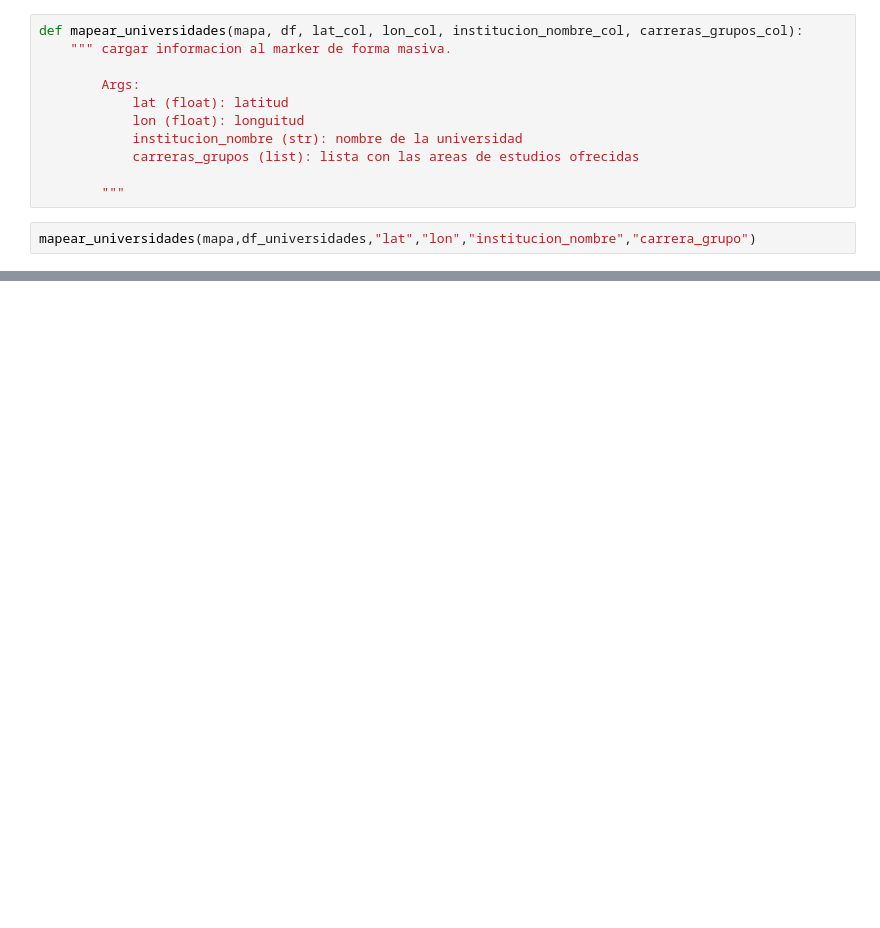
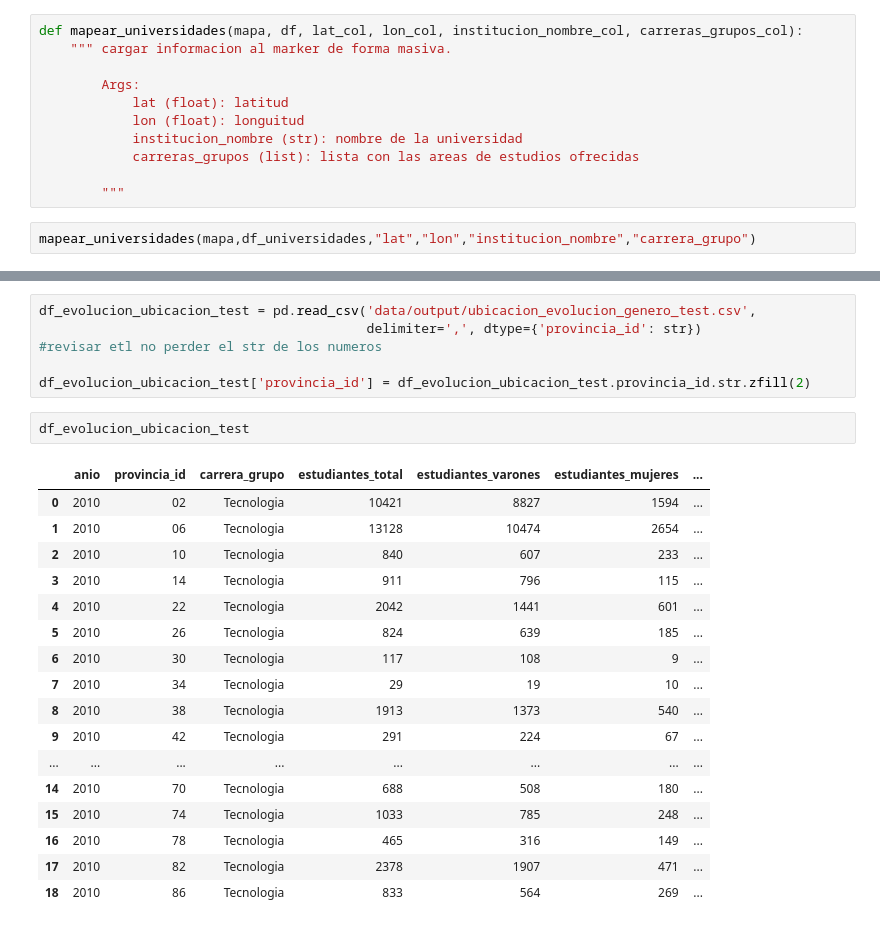
Before and after one commit to chicasentec/viz-carreras-nexjournal, a Jupyter notebook: visualizaciones-next-journal.ipynb, the cells around one changed output, grey strips where cells are left out. Cells and saved outputs as stored; diff of their text form; blank space fills up the shorter version.

```diff
--- a/visualizaciones-next-journal.ipynb
+++ b/visualizaciones-next-journal.ipynb
@@ -91,0 +106,26 @@ mapa
+# %%
+df_evolucion_ubicacion_test = pd.read_csv('data/output/ubicacion_evolucion_genero_test.csv',
+                                          delimiter=',', dtype={'provincia_id': str})
+#revisar etl no perder el str de los numeros
+
+df_evolucion_ubicacion_test['provincia_id'] = df_evolucion_ubicacion_test.provincia_id.str.zfill(2)
+# %%
+df_evolucion_ubicacion_test
+# %% [output]
+|  | anio | provincia_id | carrera_grupo | estudiantes_total | estudiantes_varones | estudiantes_mujeres | ... |
+| 0 | 2010 | 02 | Tecnologia | 10421 | 8827 | 1594 | ... |
+| 1 | 2010 | 06 | Tecnologia | 13128 | 10474 | 2654 | ... |
+| 2 | 2010 | 10 | Tecnologia | 840 | 607 | 233 | ... |
+| 3 | 2010 | 14 | Tecnologia | 911 | 796 | 115 | ... |
+| 4 | 2010 | 22 | Tecnologia | 2042 | 1441 | 601 | ... |
+| 5 | 2010 | 26 | Tecnologia | 824 | 639 | 185 | ... |
+| 6 | 2010 | 30 | Tecnologia | 117 | 108 | 9 | ... |
+| 7 | 2010 | 34 | Tecnologia | 29 | 19 | 10 | ... |
+| 8 | 2010 | 38 | Tecnologia | 1913 | 1373 | 540 | ... |
+| 9 | 2010 | 42 | Tecnologia | 291 | 224 | 67 | ... |
+| ... | ... | ... | ... | ... | ... | ... | ... |
+| 14 | 2010 | 70 | Tecnologia | 688 | 508 | 180 | ... |
+| 15 | 2010 | 74 | Tecnologia | 1033 | 785 | 248 | ... |
+| 16 | 2010 | 78 | Tecnologia | 465 | 316 | 149 | ... |
+| 17 | 2010 | 82 | Tecnologia | 2378 | 1907 | 471 | ... |
+| 18 | 2010 | 86 | Tecnologia | 833 | 564 | 269 | ... |
```
Also changed, not shown: parts of 9 cells of this notebook, 1 other file.
